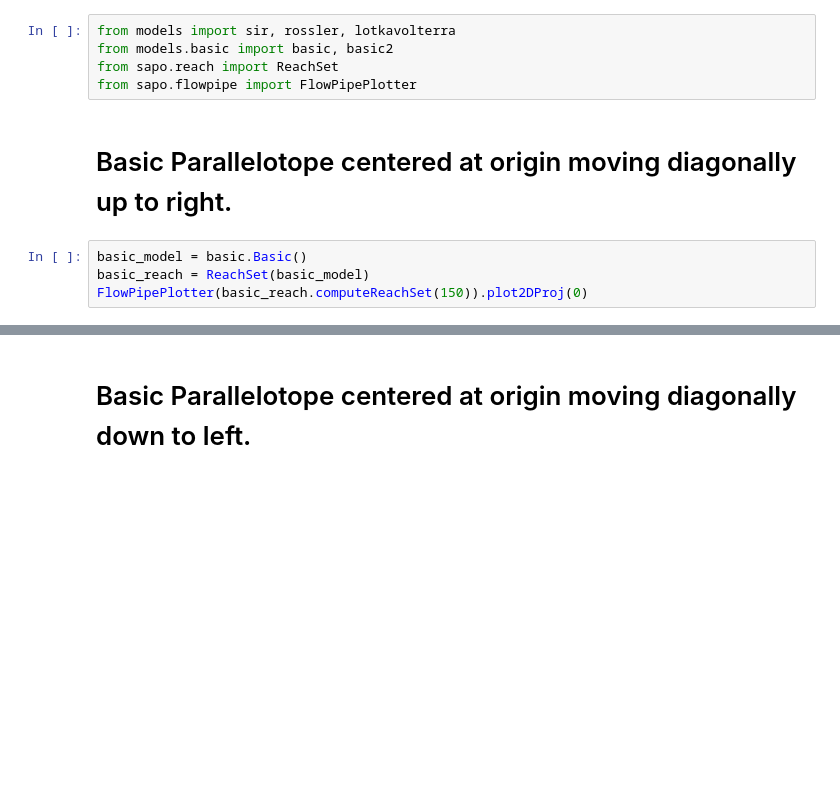
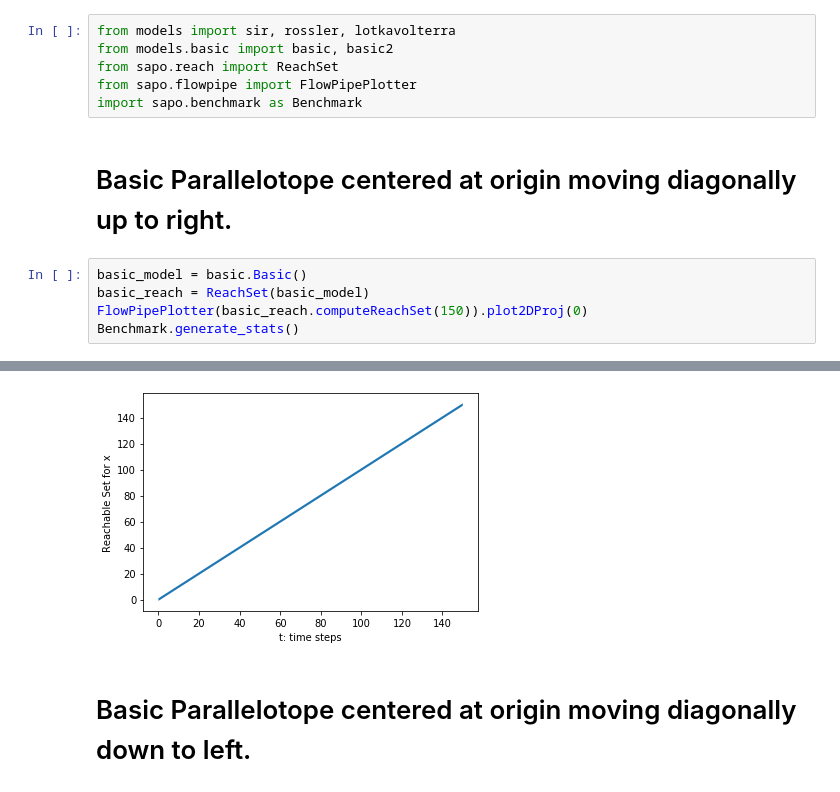
Before and after one commit to Tarheel-Formal-Methods/kaa, a Jupyter notebook: kaa-intro.ipynb, the cells around one changed output, grey strips where cells are left out. Drawn from its saved outputs; the diff is of its cells as text; blank space fills up the shorter version.

```diff
--- a/kaa-intro.ipynb
+++ b/kaa-intro.ipynb
@@ -3,10 +3,12 @@ from models import sir, rossler, lotkavolterra
 from models.basic import basic, basic2
 from sapo.reach import ReachSet
 from sapo.flowpipe import FlowPipePlotter
+import sapo.benchmark as Benchmark
 # %% [markdown]
 # Basic Parallelotope centered at origin moving diagonally up to right.
 # %%
 basic_model = basic.Basic()
 basic_reach = ReachSet(basic_model)
 FlowPipePlotter(basic_reach.computeReachSet(150)).plot2DProj(0)
+Benchmark.generate_stats()
 # %% [output]
@@ -14,3 +32,4 @@ TypeError: assign_timer() missing 1 required positional argument: 'label'
+[figure, added]
 # %% [markdown]
 # Basic Parallelotope centered at origin moving diagonally down to left.
 # %%
```
Also changed, not shown: parts of 3 cells of this notebook, 5 other files.
